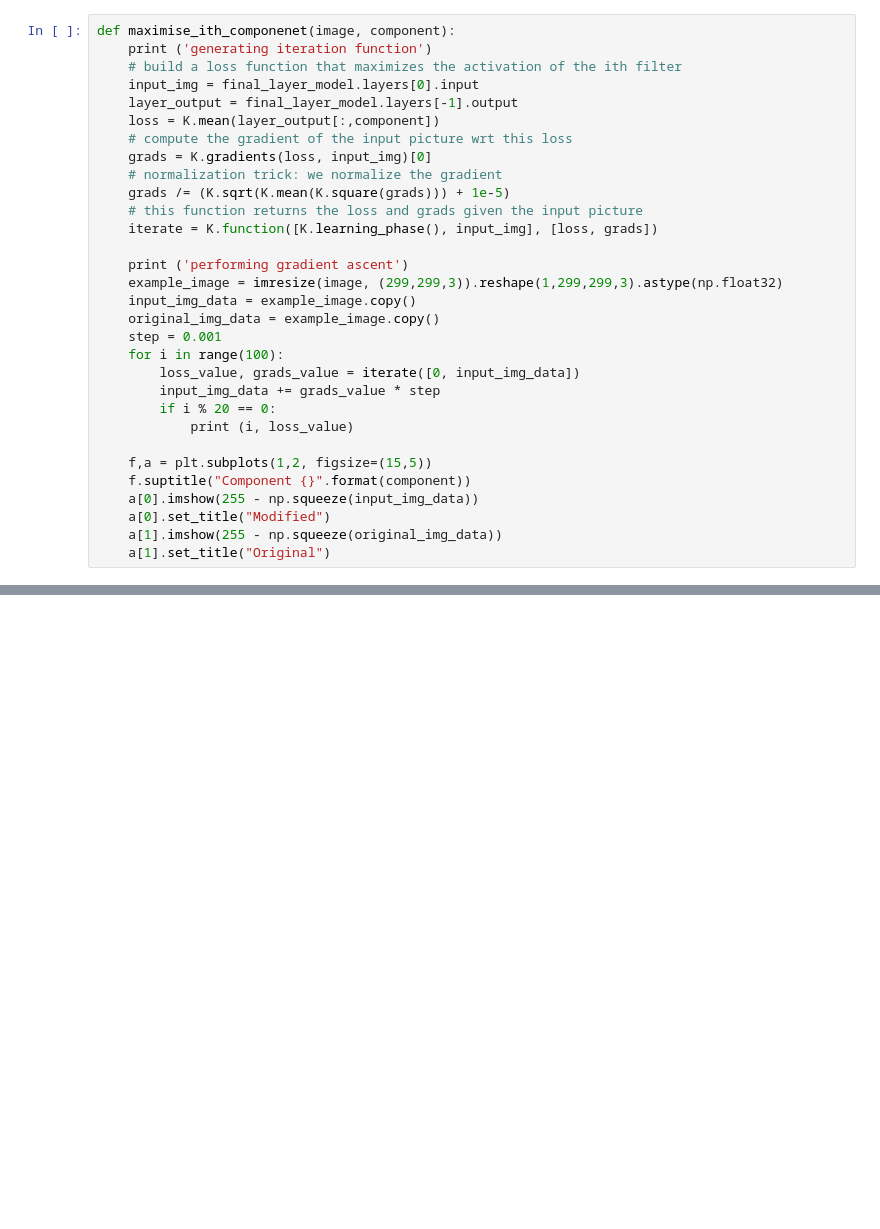
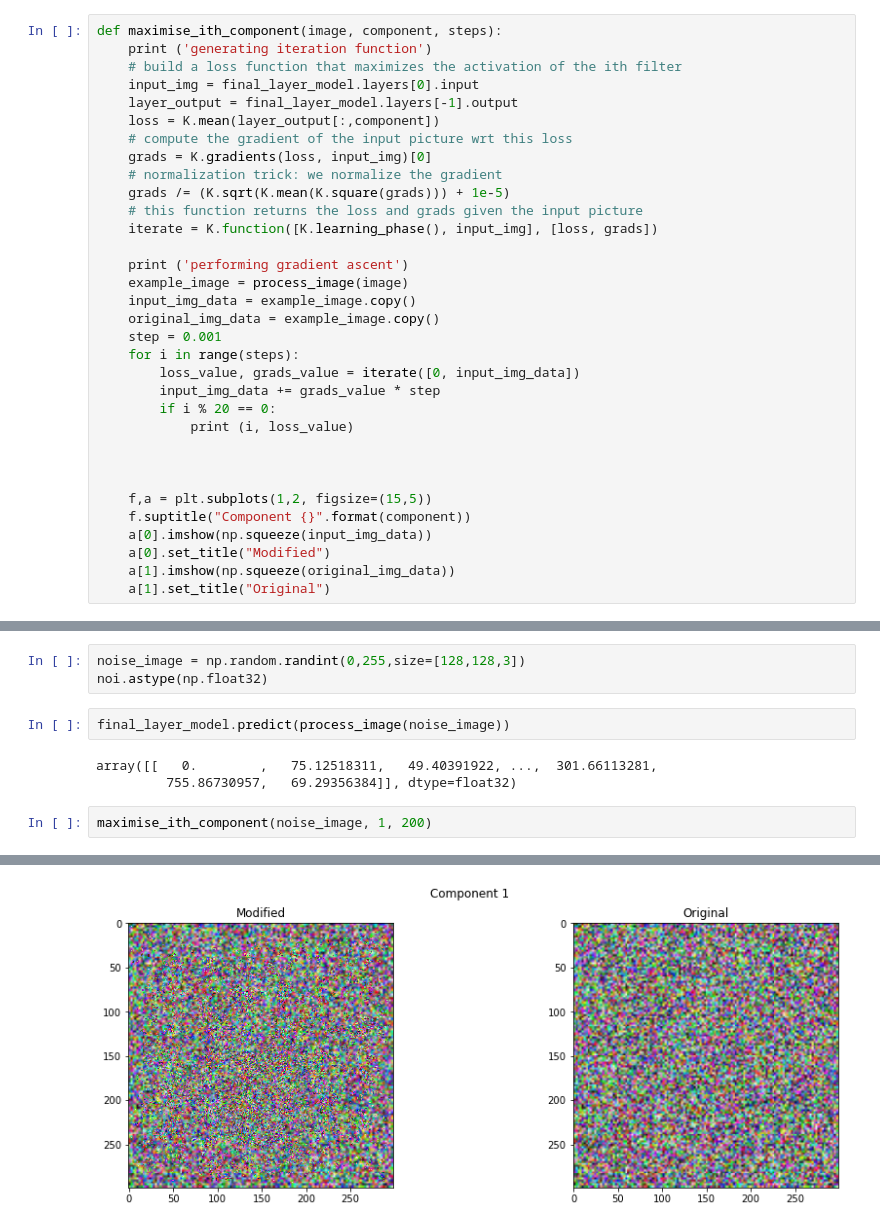
Before and after one commit to willgdjones/GTEx, a Jupyter notebook: lab_notebooks/16-03-17-visualise-representation-components-gradient-ascent.ipynb, the cells around one changed output, grey strips where cells are left out. Drawn from its saved outputs; the diff is of its cells as text; blank space fills up the shorter version.

```diff
--- a/lab_notebooks/16-03-17-visualise-representation-components-gradient-ascent.ipynb
+++ b/lab_notebooks/16-03-17-visualise-representation-components-gradient-ascent.ipynb
@@ -63,5 +60,5 @@ patches = pickle.load(open('../data/processed/covering_patches/{}/{}'.format(ID,
 # %%
-def maximise_ith_componenet(image, component):
+def maximise_ith_component(image, component, steps):
     print ('generating iteration function')
     # build a loss function that maximizes the activation of the ith filter
     input_img = final_layer_model.layers[0].input
@@ -75,19 +72,21 @@ def maximise_ith_componenet(image, component):
     iterate = K.function([K.learning_phase(), input_img], [loss, grads])
 
     print ('performing gradient ascent')
-    example_image = imresize(image, (299,299,3)).reshape(1,299,299,3).astype(np.float32)
+    example_image = process_image(image)
     input_img_data = example_image.copy()
     original_img_data = example_image.copy()
     step = 0.001
-    for i in range(100):
+    for i in range(steps):
         loss_value, grads_value = iterate([0, input_img_data])
         input_img_data += grads_value * step
         if i % 20 == 0:
             print (i, loss_value)
 
+
+
     f,a = plt.subplots(1,2, figsize=(15,5))
     f.suptitle("Component {}".format(component))
-    a[0].imshow(255 - np.squeeze(input_img_data))
+    a[0].imshow(np.squeeze(input_img_data))
     a[0].set_title("Modified")
-    a[1].imshow(255 - np.squeeze(original_img_data))
+    a[1].imshow(np.squeeze(original_img_data))
     a[1].set_title("Original")
@@ -145,0 +99,11 @@ performing gradient ascent
+# %%
+noise_image = np.random.randint(0,255,size=[128,128,3])
+noi.astype(np.float32)
+# %%
+final_layer_model.predict(process_image(noise_image))
+# %% [output]
+array([[   0.        ,   75.12518311,   49.40391922, ...,  301.66113281,
+         755.86730957,   69.29356384]], dtype=float32)
+# %%
+maximise_ith_component(noise_image, 1, 200)
+# %% [output]
@@ -145,0 +122 @@ performing gradient ascent
+[figure, added]
```
Also changed, not shown: parts of 8 cells of this notebook, 16 other files.
